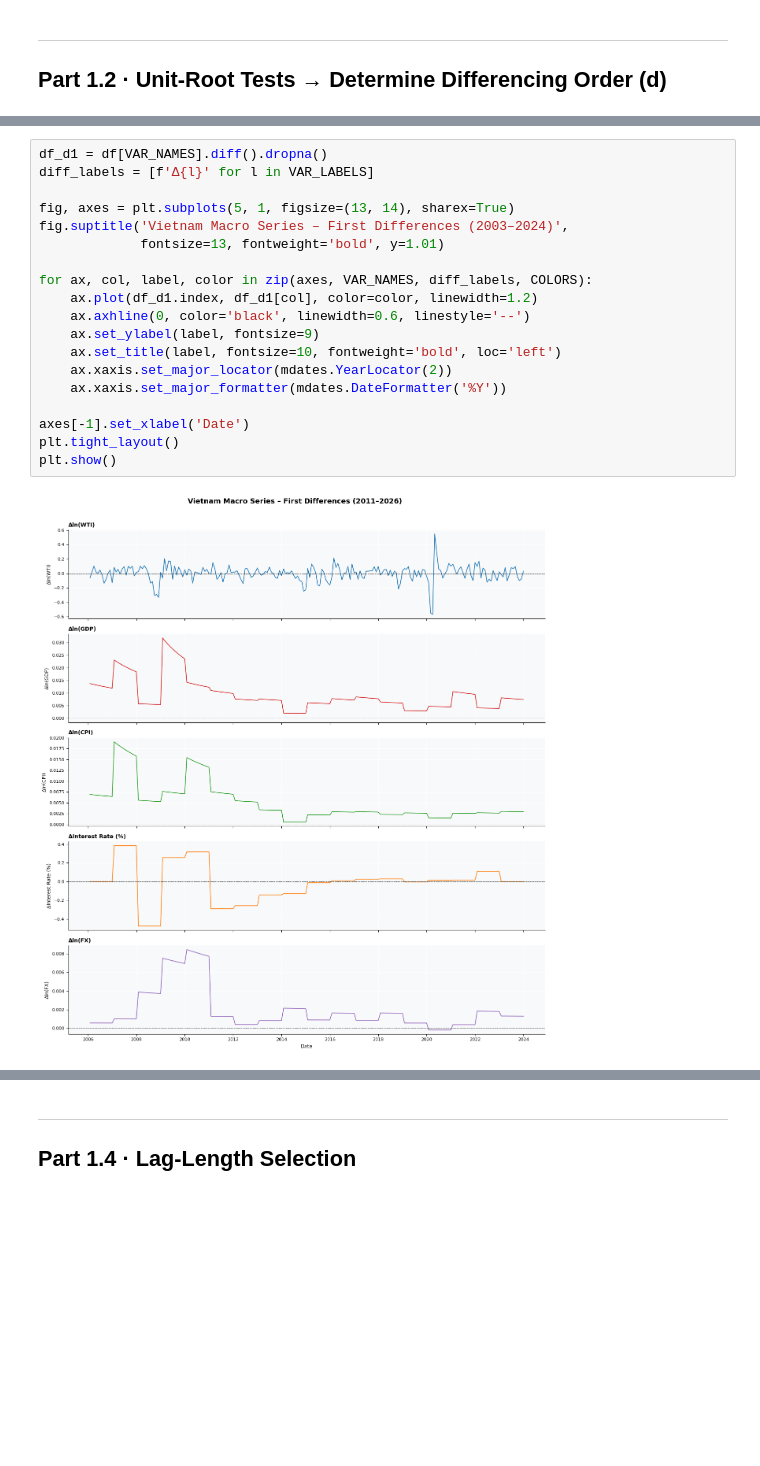
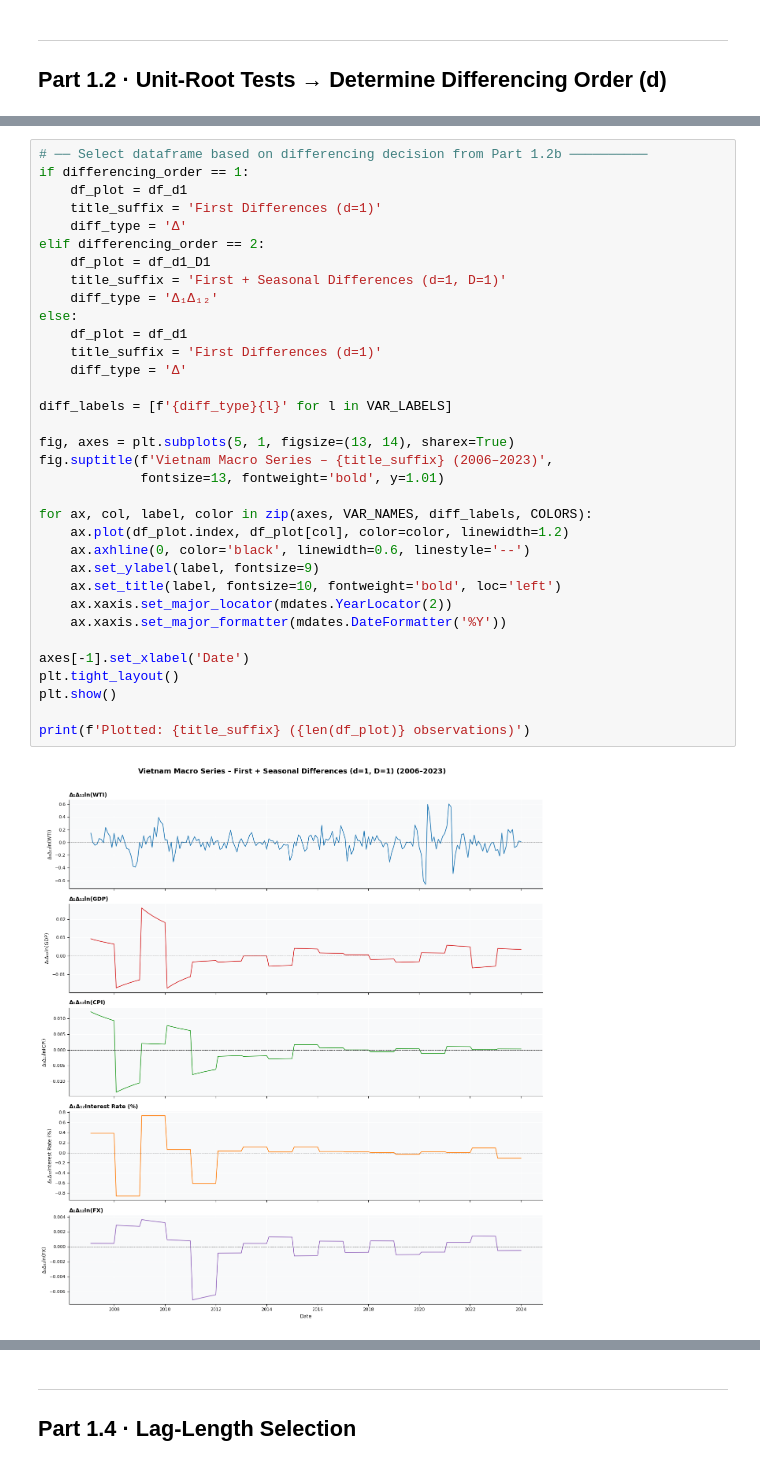
Before and after one commit to thutrang147/asean3-oil-shock-svar, a Jupyter notebook: vietnam/vn_2.ipynb, the cells around one changed output, grey strips where cells are left out. Drawn from its saved outputs; the diff is of its cells as text; blank space fills up the shorter version.

```diff
--- a/vietnam/vn_2.ipynb
+++ b/vietnam/vn_2.ipynb
@@ -155,21 +314,36 @@ ln(FX)                  -2.2194  0.1993  Unit root     1.9902  0.0100  Unit root
 # %%
-df_d1 = df[VAR_NAMES].diff().dropna()
-diff_labels = [f'Δ{l}' for l in VAR_LABELS]
+# ── Select dataframe based on differencing decision from Part 1.2b ──────────
+if differencing_order == 1:
+    df_plot = df_d1
+    title_suffix = 'First Differences (d=1)'
+    diff_type = 'Δ'
+elif differencing_order == 2:
+    df_plot = df_d1_D1
+    title_suffix = 'First + Seasonal Differences (d=1, D=1)'
+    diff_type = 'Δ₁Δ₁₂'
+else:
+    df_plot = df_d1
+    title_suffix = 'First Differences (d=1)'
+    diff_type = 'Δ'
+
+diff_labels = [f'{diff_type}{l}' for l in VAR_LABELS]
 
 fig, axes = plt.subplots(5, 1, figsize=(13, 14), sharex=True)
-fig.suptitle('Vietnam Macro Series – First Differences (2003–2024)',
+fig.suptitle(f'Vietnam Macro Series – {title_suffix} (2006–2023)',
              fontsize=13, fontweight='bold', y=1.01)
 
 for ax, col, label, color in zip(axes, VAR_NAMES, diff_labels, COLORS):
-    ax.plot(df_d1.index, df_d1[col], color=color, linewidth=1.2)
+    ax.plot(df_plot.index, df_plot[col], color=color, linewidth=1.2)
     ax.axhline(0, color='black', linewidth=0.6, linestyle='--')
     ax.set_ylabel(label, fontsize=9)
     ax.set_title(label, fontsize=10, fontweight='bold', loc='left')
     ax.xaxis.set_major_locator(mdates.YearLocator(2))
     ax.xaxis.set_major_formatter(mdates.DateFormatter('%Y'))
 
 axes[-1].set_xlabel('Date')
 plt.tight_layout()
 plt.show()
+
+print(f'Plotted: {title_suffix} ({len(df_plot)} observations)')
 # %% [output]
-[figure, old version]
+[figure, new version]
```
Also changed, not shown: parts of 12 cells of this notebook, 1 other file.
